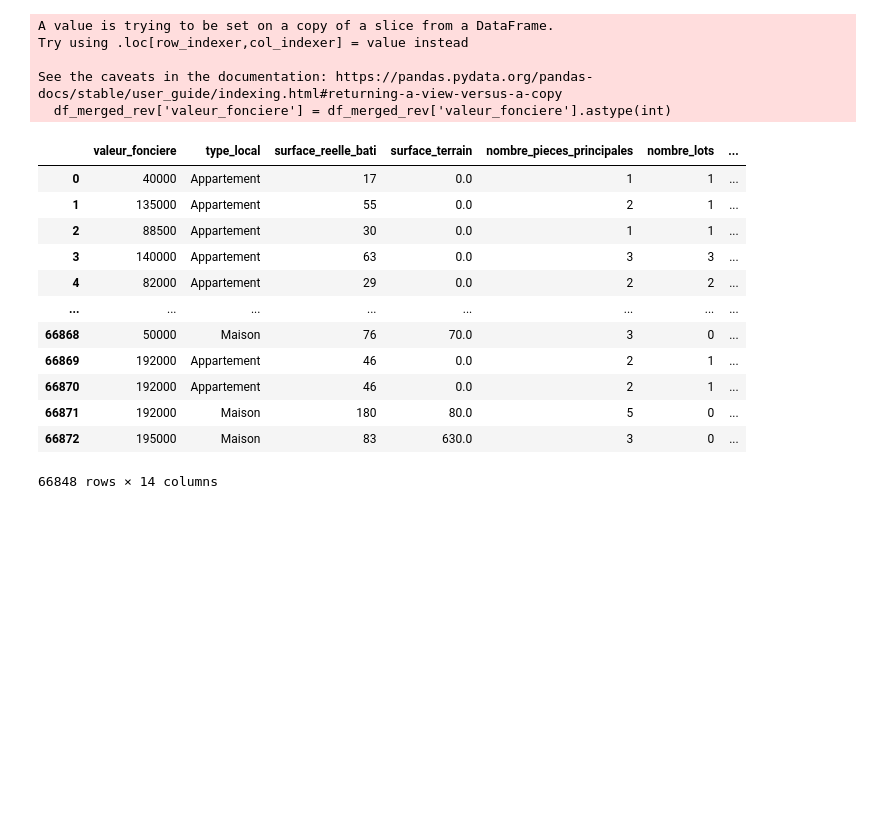
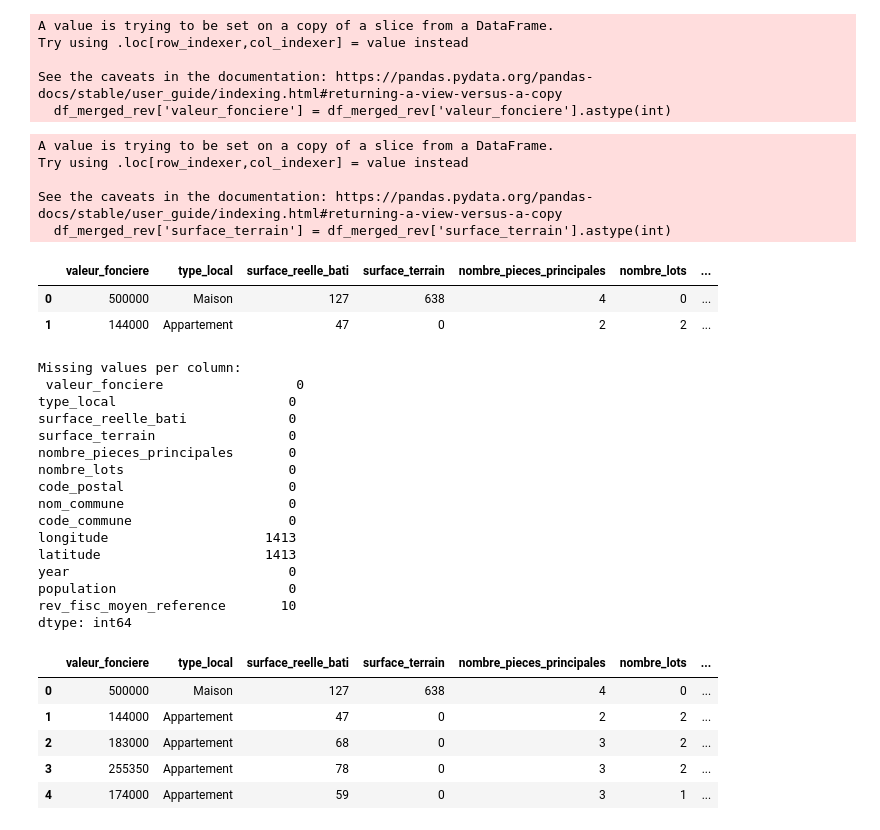
Before and after one commit to YuTingdata/projet-immo, a Jupyter notebook: nettoyage_complet.ipynb, the cells around one changed output. Drawn from its saved outputs; the diff is of its cells as text; code cells hidden in the pictures; blank space fills up the shorter version.

Commit message:
update clearned data

```diff
--- a/nettoyage_complet.ipynb
+++ b/nettoyage_complet.ipynb
@@ -376,7 +258,7 @@ See the caveats in the documentation: https://pandas.pydata.org/pandas-docs/stab
   df_vente['code_postal'] = df_vente['code_postal'].astype(int)
 # %%
 #merge df_popu + de_vente
-df_merged = pd.merge(df_vente, df_popu, on=['code_postal', 'year'], how='inner')
+df_merged = pd.merge(df_vente, df_popu, on=['code_commune', 'year'], how='inner')
 # %%
 df_merged = df_merged.drop(columns=['code_departement', 'nature_mutation'])
 # %%
@@ -411,5 +283,5 @@ df_rev.head()
 | 4 | 34011 | 22.605179 |
 # %%
 #merge df_rev + de_merged
-df_merged_rev = pd.merge(df_merged, df_rev, on=['code_postal'], how='inner')
+df_merged_rev = pd.merge(df_merged, df_rev, on=['code_commune'], how='inner')
 # %%
@@ -494,19 +353,48 @@ Try using .loc[row_indexer,col_indexer] = value instead
 
 See the caveats in the documentation: https://pandas.pydata.org/pandas-docs/stable/user_guide/indexing.html#returning-a-view-versus-a-copy
   df_merged_rev['valeur_fonciere'] = df_merged_rev['valeur_fonciere'].astype(int)
+# %%
+df_merged_rev['surface_terrain'] = df_merged_rev['surface_terrain'].astype(int)
+# %% [output]
+A value is trying to be set on a copy of a slice from a DataFrame.
+Try using .loc[row_indexer,col_indexer] = value instead
+
+See the caveats in the documentation: https://pandas.pydata.org/pandas-docs/stable/user_guide/indexing.html#returning-a-view-versus-a-copy
+  df_merged_rev['surface_terrain'] = df_merged_rev['surface_terrain'].astype(int)
+# %%
+df_merged_rev.head(2)
+# %% [output]
+|  | valeur_fonciere | type_local | surface_reelle_bati | surface_terrain | nombre_pieces_principales | nombre_lots | ... |
+| 0 | 500000 | Maison | 127 | 638 | 4 | 0 | ... |
+| 1 | 144000 | Appartement | 47 | 0 | 2 | 2 | ... |
+# %%
+df_merged_rev = df_merged_rev.drop(columns=['date_mutation'])
+# %%
+missing_values_per_column = df_merged_rev.isnull().sum()
+print("Missing values per column:\n", missing_values_per_column)
+# %% [output]
+Missing values per column:
+ valeur_fonciere                 0
+type_local                      0
+surface_reelle_bati             0
+surface_terrain                 0
+nombre_pieces_principales       0
+nombre_lots                     0
+code_postal                     0
+nom_commune                     0
+code_commune                    0
+longitude                    1413
+latitude                     1413
+year                            0
+population                      0
+rev_fisc_moyen_reference       10
+dtype: int64
 # %%
-df_merged_rev
+df_merged_rev.head()
 # %% [output]
 |  | valeur_fonciere | type_local | surface_reelle_bati | surface_terrain | nombre_pieces_principales | nombre_lots | ... |
-| 0 | 40000 | Appartement | 17 | 0.0 | 1 | 1 | ... |
-| 1 | 135000 | Appartement | 55 | 0.0 | 2 | 1 | ... |
-| 2 | 88500 | Appartement | 30 | 0.0 | 1 | 1 | ... |
-| 3 | 140000 | Appartement | 63 | 0.0 | 3 | 3 | ... |
-| 4 | 82000 | Appartement | 29 | 0.0 | 2 | 2 | ... |
-| ... | ... | ... | ... | ... | ... | ... | ... |
-| 66868 | 50000 | Maison | 76 | 70.0 | 3 | 0 | ... |
-| 66869 | 192000 | Appartement | 46 | 0.0 | 2 | 1 | ... |
-| 66870 | 192000 | Appartement | 46 | 0.0 | 2 | 1 | ... |
-| 66871 | 192000 | Maison | 180 | 80.0 | 5 | 0 | ... |
-| 66872 | 195000 | Maison | 83 | 630.0 | 3 | 0 | ... |
+| 0 | 500000 | Maison | 127 | 638 | 4 | 0 | ... |
+| 1 | 144000 | Appartement | 47 | 0 | 2 | 2 | ... |
+| 2 | 183000 | Appartement | 68 | 0 | 3 | 2 | ... |
+| 3 | 255350 | Appartement | 78 | 0 | 3 | 2 | ... |
+| 4 | 174000 | Appartement | 59 | 0 | 3 | 1 | ... |
-66848 rows × 14 columns
```
Also changed, not shown: parts of 42 cells of this notebook, 3 other files.
